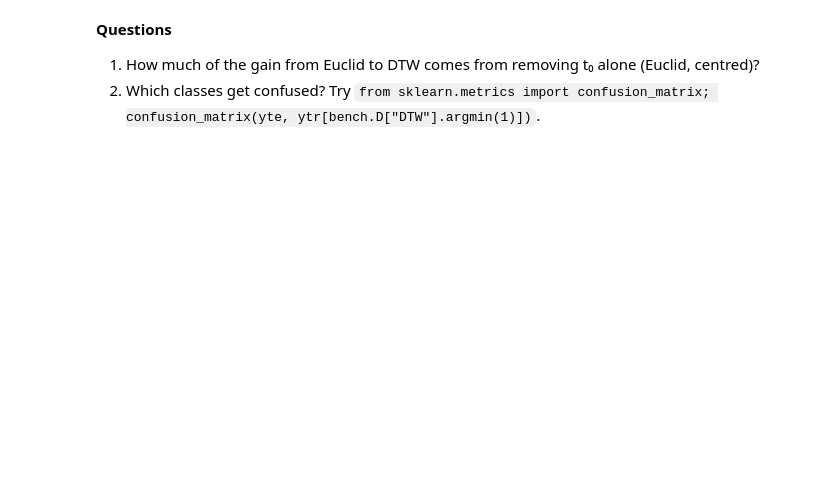
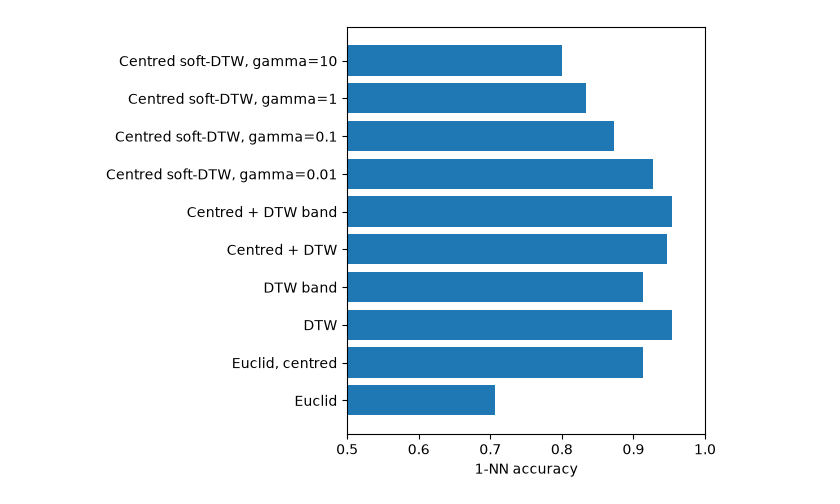
Before and after one commit to Dilru1/lensing-curves-ml, a Jupyter notebook: notebooks/02_classification.ipynb, the cells around one changed output. Drawn from its saved outputs; the diff is of its cells as text; code cells hidden in the pictures; blank space fills up the shorter version.

```diff
--- a/notebooks/02_classification.ipynb
+++ b/notebooks/02_classification.ipynb
@@ -31,0 +16,27 @@ acc
+# %%
+X_train, y_train, _ = make_dataset(40, seed=3)
+X_test, y_test, _ = make_dataset(30, seed=4)
+Xc_train, Xc_test = centre(X_train), centre(X_test)
+# %%
+band = {"global_constraint": "sakoe_chiba", "sakoe_chiba_radius": 24}
+metrics = {
+    "Euclid": (False, "euclidean", {}),
+    "Euclid, centred": (True, "euclidean", {}),
+    "DTW": (False, "dtw", {}),
+    "DTW band": (False, "dtw", band),
+    "Centred + DTW": (True, "dtw", {}),
+    "Centred + DTW band": (True, "dtw", band),
+}
+for g in [0.01, 0.1, 1, 10]:
+    metrics[f"Centred soft-DTW, gamma={g}"] = (True, "softdtw", {"gamma": g})
+# %%
+def accuracy(centred, metric, params):
+    A, B = (Xc_train, Xc_test) if centred else (X_train, X_test)
+    knn = KNeighborsTimeSeriesClassifier(n_neighbors=1, metric=metric, metric_params=params)
+    knn.fit(A, y_train)
+    return accuracy_score(y_test, knn.predict(B))
+
+scores = Parallel(n_jobs=len(metrics))(delayed(accuracy)(*m) for m in metrics.values())
+acc = dict(zip(metrics, scores))
+json.dump(acc, open("../results/accuracy.json", "w"), indent=1)
+acc
@@ -32,8 +74,8 @@ acc
 # %%
 plt.barh(list(acc), list(acc.values()))
-plt.xlabel("1-NN accuracy"); plt.xlim(0.5, 1)
-plt.tight_layout(); plt.savefig(f"{FIG_DIR}/step2_accuracy.png", dpi=150)
+plt.xlim(0.5, 1)
+plt.xlabel("1-NN accuracy")
+plt.tight_layout()
+plt.savefig("../figures/accuracy.png", dpi=150)
+# %% [output]
+[figure, added]
-# %% [markdown]
-**Questions**
-1. How much of the gain from Euclid to DTW comes from removing t₀ alone (Euclid, centred)?
-2. Which classes get confused? Try `from sklearn.metrics import confusion_matrix; confusion_matrix(yte, ytr[bench.D["DTW"].argmin(1)])`.
```
Also changed, not shown: parts of 7 cells of this notebook, 58 other files.
